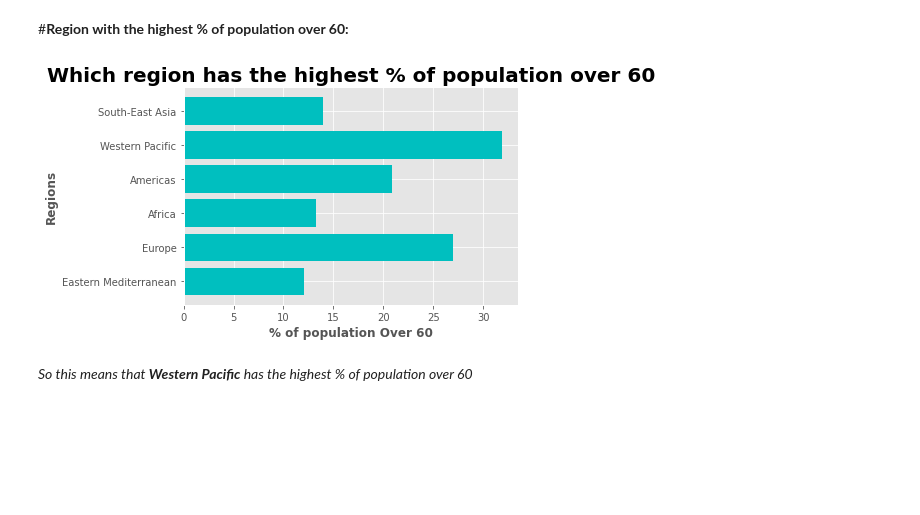
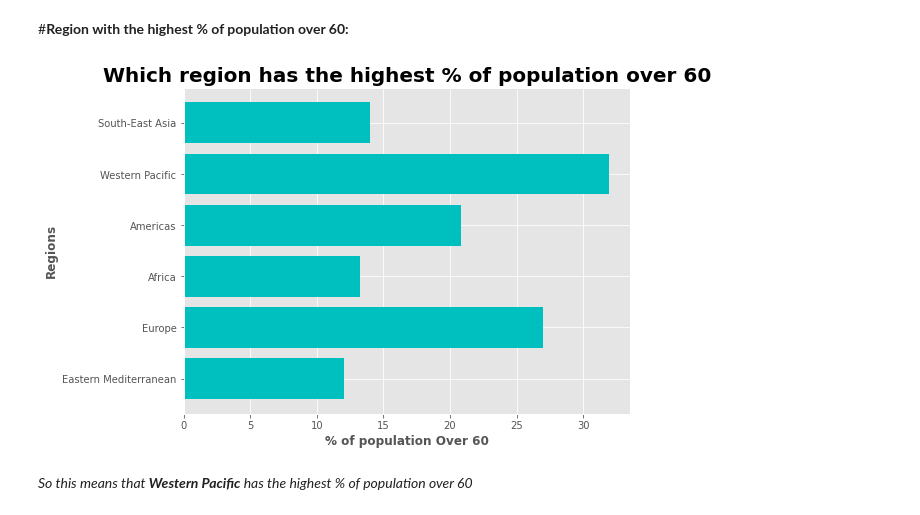
Before and after one commit to lradebe/Global-health-organisation-data-analysis-and-visualization, a Jupyter notebook: notebook.ipynb, the cells around one changed output. Drawn from its saved outputs; the diff is of its cells as text; code cells hidden in the pictures; blank space fills up the shorter version.

```diff
--- a/notebook.ipynb
+++ b/notebook.ipynb
@@ -36,18 +29,6 @@ Data
 # %% [markdown]
 #**First getting the average from all numerical Columns and replacing any null values found in their rows with the average:**
 # %%
-'''Data.Population.fillna(Data.Population.mean(), inplace=True)
-Data.Under15.fillna(Data.Under15.mean(), inplace=True)
-Data.Over60.fillna(Data.Over60.mean(), inplace=True)
-Data.FertilityRate.fillna(Data.FertilityRate.mean(), inplace=True)
-Data.LifeExpectancy.fillna(Data.LifeExpectancy.mean(), inplace=True)
-Data.ChildMortality.fillna(Data.ChildMortality.mean(), inplace=True)
-Data.CellularSubscribers.fillna(Data.CellularSubscribers.mean(), inplace=True)
-Data.LiteracyRate.fillna(Data.LiteracyRate.mean(), inplace=True)
-Data.GNI.fillna(Data.GNI.mean(), inplace=True)
-Data.PrimarySchoolEnrollmentFemale.fillna(Data.PrimarySchoolEnrollmentFemale.mean(), inplace=True)
-Data.PrimarySchoolEnrollmentMale.fillna(Data.PrimarySchoolEnrollmentMale.mean(), inplace=True)'''
-
 data = Data.iloc[:, 2:].values
 imputer = SimpleImputer(missing_values = np.nan, strategy = 'mean')
 imputer = imputer.fit(data)
@@ -56,4 +37,3 @@ data = pd.DataFrame(data=data, columns=Data.columns[2:])
 data.insert(0, 'Country', Data.Country)
 data.insert(1, 'Region', Data.Region)
 Data = data
-Data
@@ -111,13 +77,14 @@ Name: Country, dtype: object
 #**Region with the highest % of population over 60:**
 # %%
 plt.style.use('ggplot')
+plt.figure(figsize = (8, 6))
 plt.barh(Data.Region, Data.Over60, color = 'c')
 plt.title('Which region has the highest % of population over 60', fontweight='bold', fontsize=20)
 plt.xlabel('% of population Over 60', fontweight='bold')
 plt.ylabel('Regions', fontweight='bold')
 plt.show()
 # %% [output]
-[figure, old version]
+[figure, new version]
 # %% [markdown]
 *So this means that **Western Pacific** has the highest % of population over 60*
 # %% [markdown]
```
Also changed, not shown: parts of 6 cells of this notebook, 1 other file.
